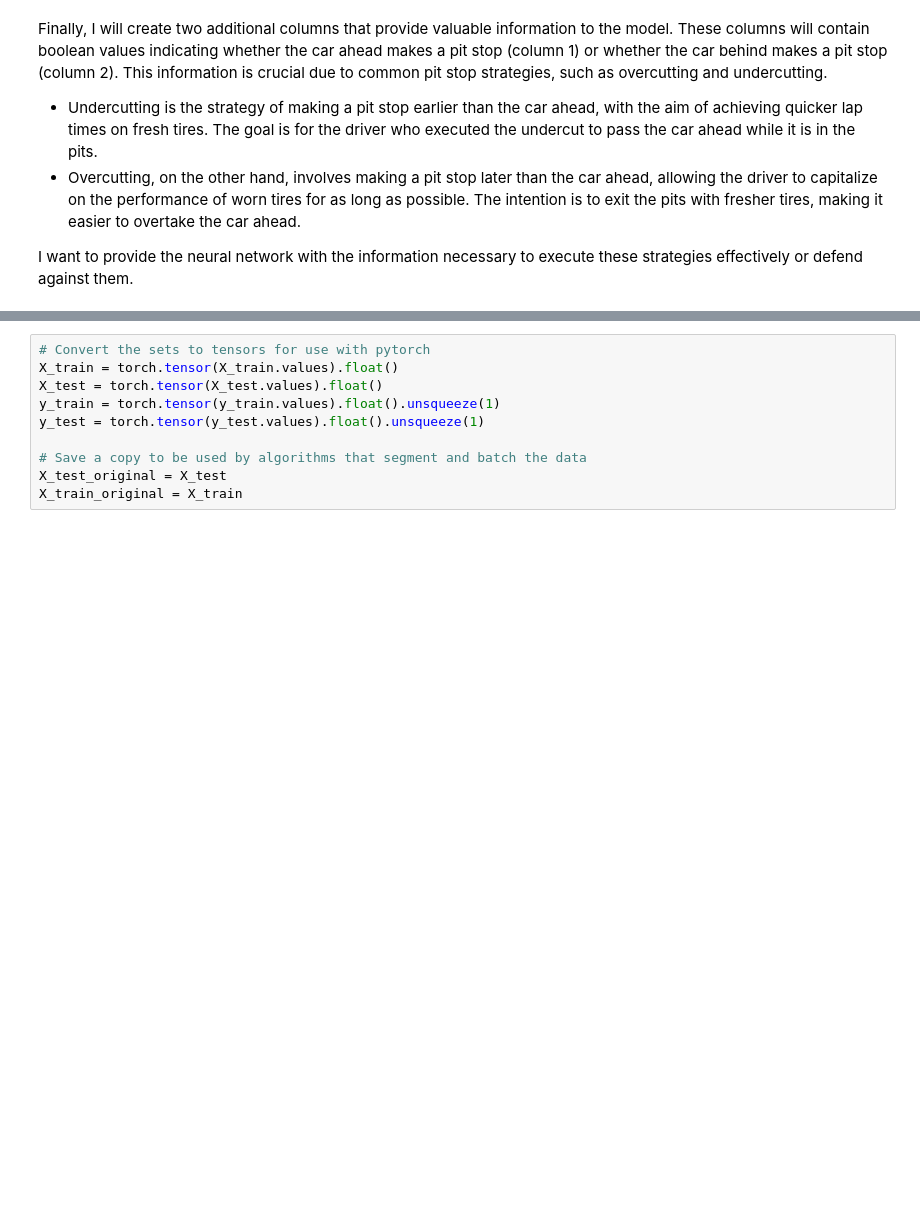
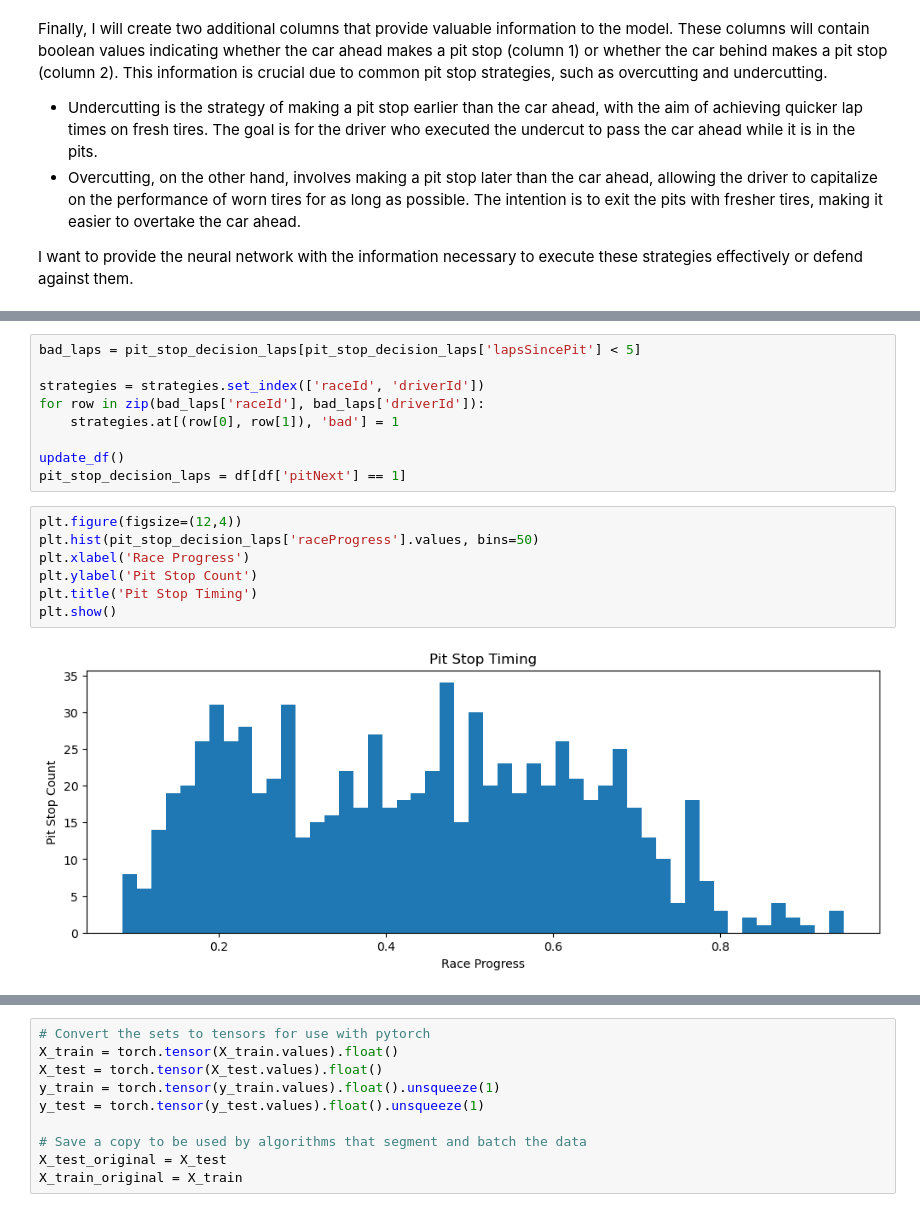
Before and after one commit to krwiles/capstone-project, a Jupyter notebook: project.ipynb, the cells around one changed output, grey strips where cells are left out. Saved outputs shown, nothing was run; the diff lists cells and outputs as text; blank space fills up the shorter version.

```diff
--- a/project.ipynb
+++ b/project.ipynb
@@ -473,0 +504,18 @@ The final step is to export the finalized dataframe for easy use without reproce
+# %%
+bad_laps = pit_stop_decision_laps[pit_stop_decision_laps['lapsSincePit'] < 5]
+
+strategies = strategies.set_index(['raceId', 'driverId'])
+for row in zip(bad_laps['raceId'], bad_laps['driverId']):
+    strategies.at[(row[0], row[1]), 'bad'] = 1
+
+update_df()
+pit_stop_decision_laps = df[df['pitNext'] == 1]
+# %%
+plt.figure(figsize=(12,4))
+plt.hist(pit_stop_decision_laps['raceProgress'].values, bins=50)
+plt.xlabel('Race Progress')
+plt.ylabel('Pit Stop Count')
+plt.title('Pit Stop Timing')
+plt.show()
+# %% [output]
+[figure, added]
```
Also changed, not shown: parts of 30 cells of this notebook, 2 other files.
